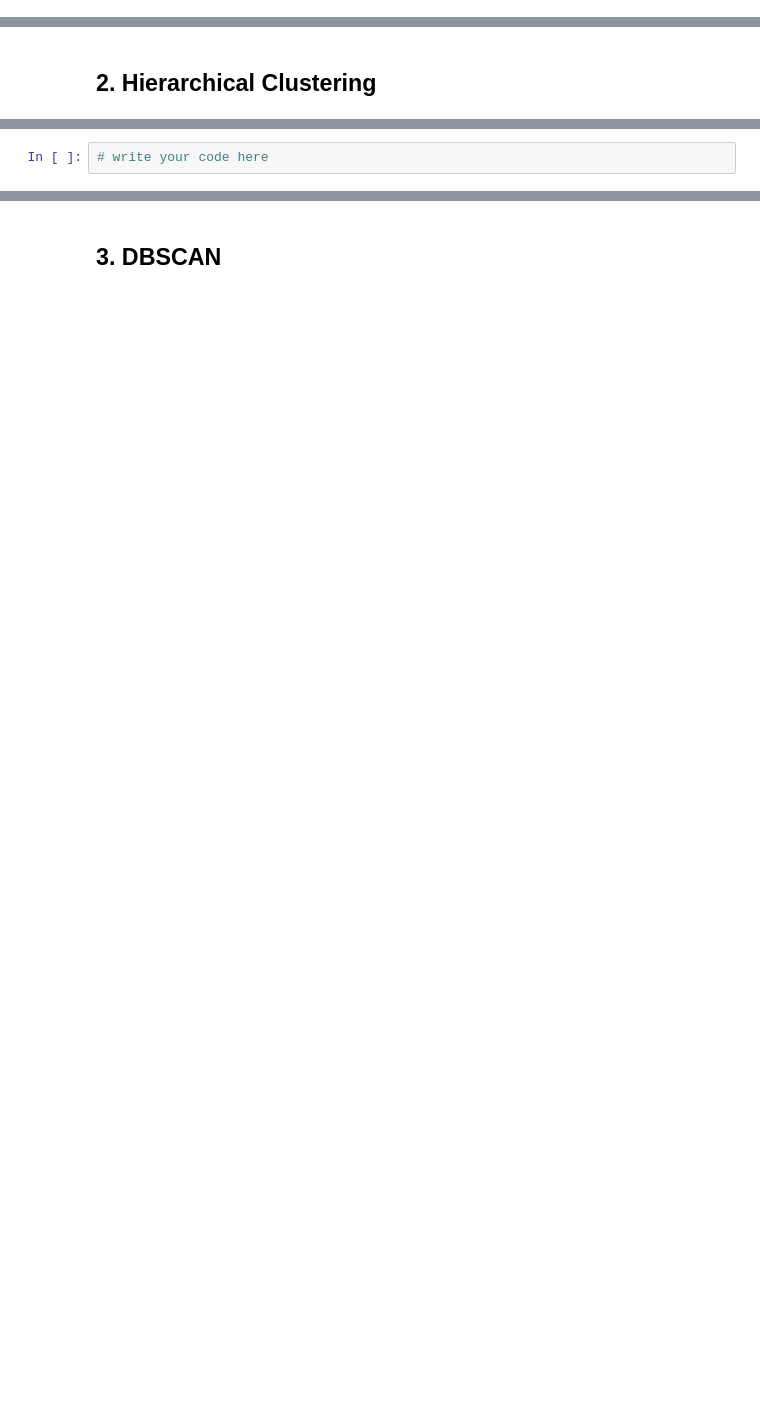
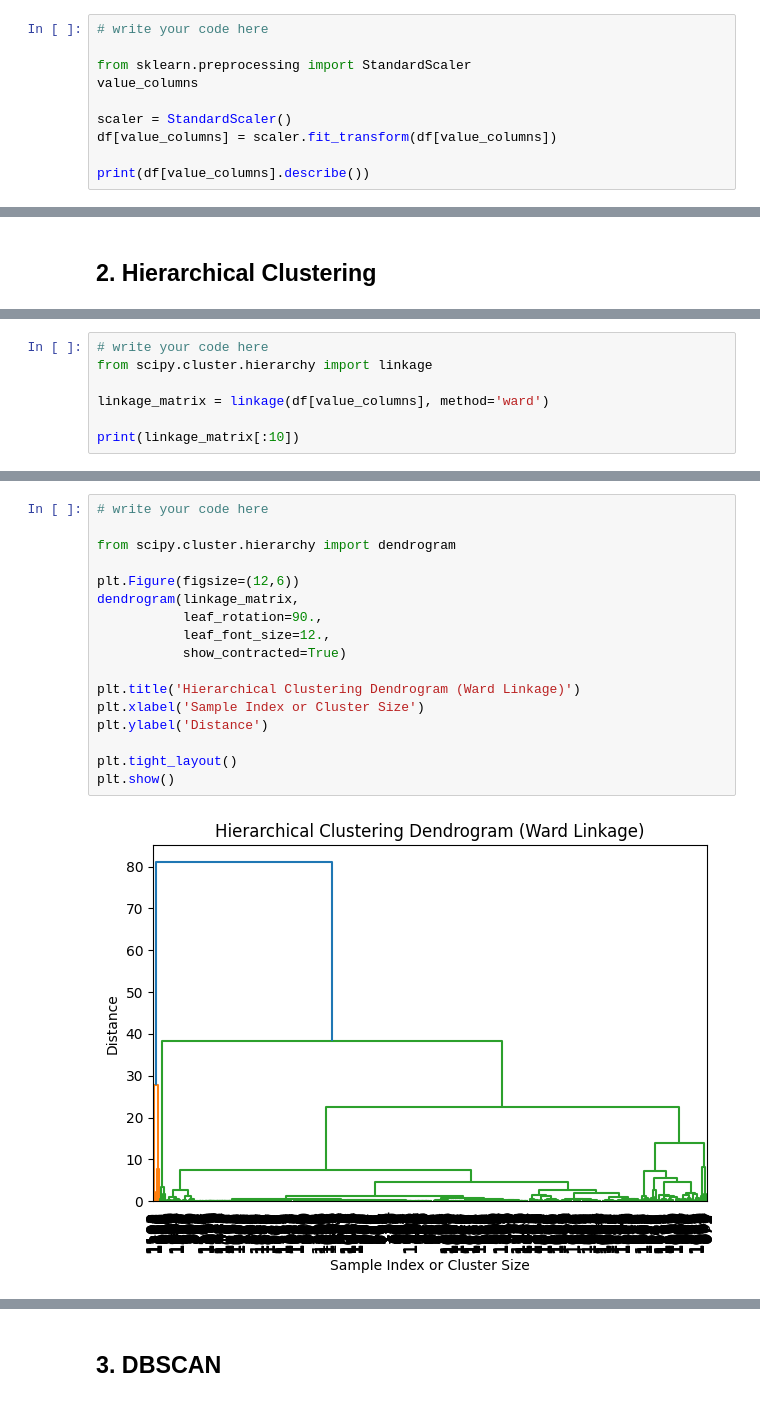
Before and after one commit to spicemove/Data_Science, a Jupyter notebook: Learning/Day 2/In-Class Lab Exercise Day 2.ipynb, the cells around one changed output, grey strips where cells are left out. Cells and saved outputs as stored; diff of their text form; blank space fills up the shorter version.

```diff
--- a/Learning/Day 2/In-Class Lab Exercise Day 2.ipynb
+++ b/Learning/Day 2/In-Class Lab Exercise Day 2.ipynb
@@ -194,0 +319,10 @@ Load the csv file and print the first five observations.
+# %%
+# write your code here
+
+from sklearn.preprocessing import StandardScaler
+value_columns
+
+scaler = StandardScaler()
+df[value_columns] = scaler.fit_transform(df[value_columns])
+
+print(df[value_columns].describe())
@@ -214,0 +357,7 @@ Load the csv file and print the first five observations.
+# %%
+# write your code here
+from scipy.cluster.hierarchy import linkage
+
+linkage_matrix = linkage(df[value_columns], method='ward')
+
+print(linkage_matrix[:10])
@@ -227,8 +387,25 @@ Load the csv file and print the first five observations.
         </td>
     </tr>
 </table>
-# %%
-# write your code here
+# %%
+# write your code here
+
+from scipy.cluster.hierarchy import dendrogram
+
+plt.Figure(figsize=(12,6))
+dendrogram(linkage_matrix,
+           leaf_rotation=90.,
+           leaf_font_size=12.,
+           show_contracted=True)
+
+plt.title('Hierarchical Clustering Dendrogram (Ward Linkage)')
+plt.xlabel('Sample Index or Cluster Size')
+plt.ylabel('Distance')
+
+plt.tight_layout()
+plt.show()
+# %% [output]
+[figure, added]
 # %% [markdown]
 <table align="left">
     <tr>
```
Also changed, not shown: parts of 40 cells of this notebook.
